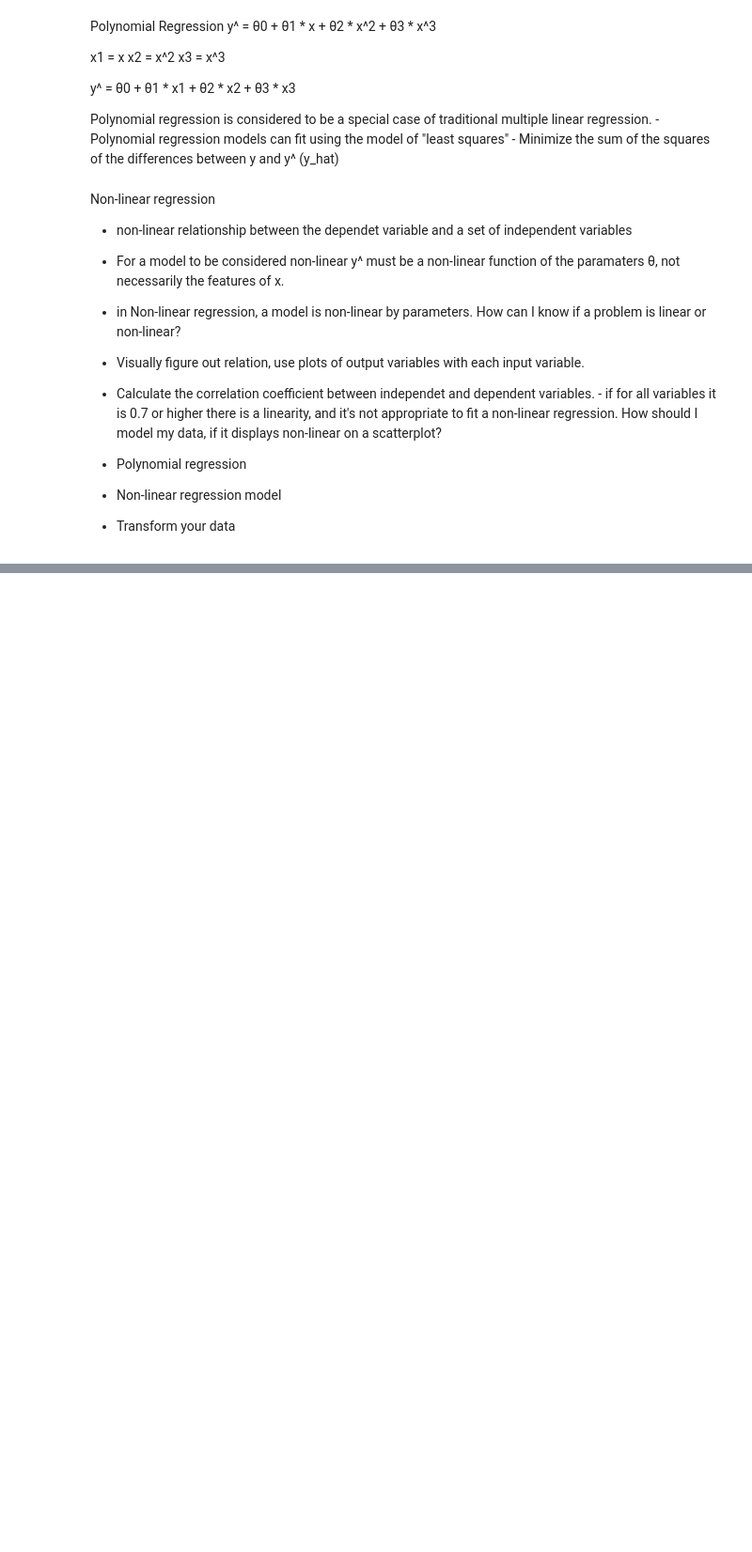
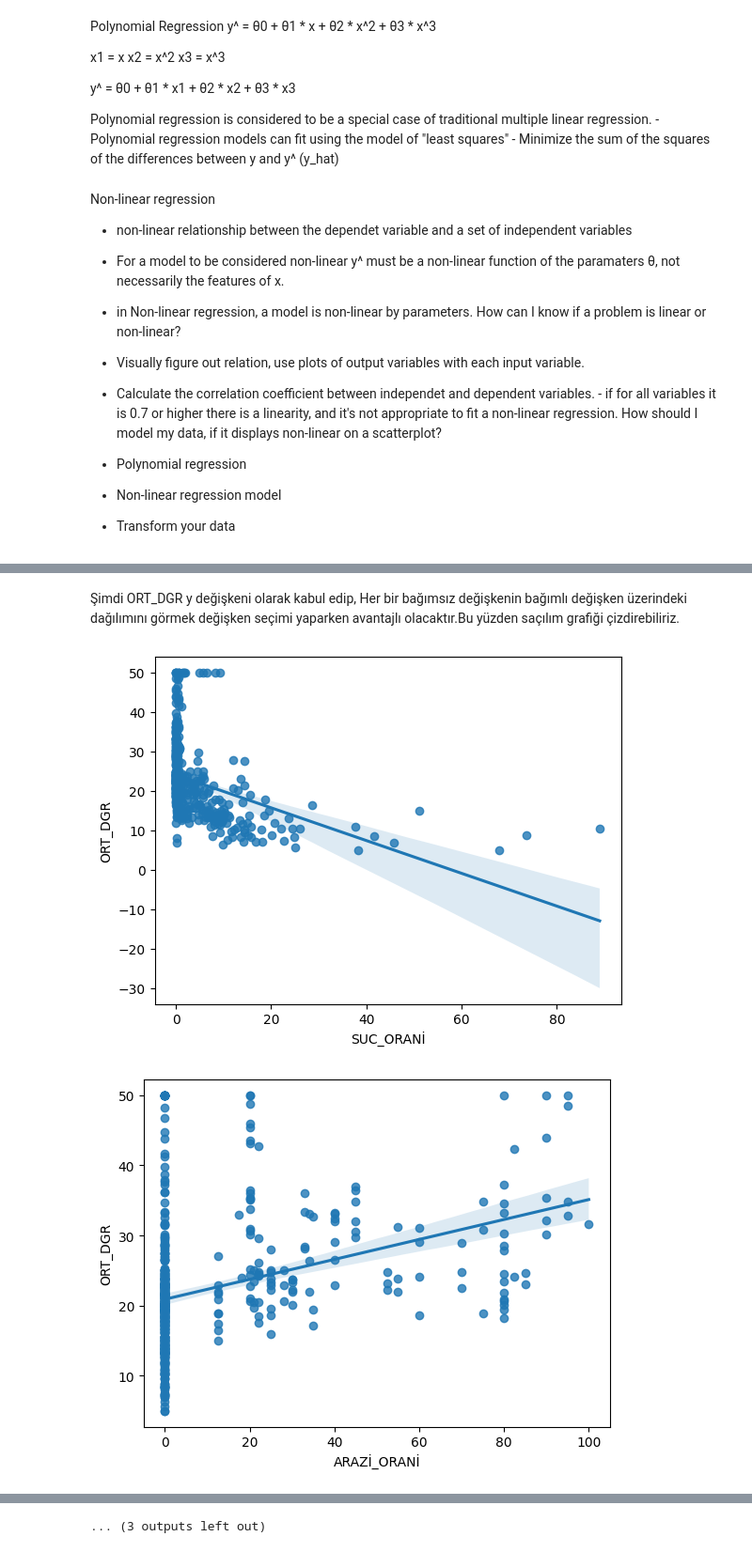
Before and after one commit to BusraSarikaya1/data, a Jupyter notebook: week 7/7-non-lear-regression.ipynb, the cells around one changed output, grey strips where cells are left out. Shown: that part at 94% size. Cells and saved outputs as stored; diff of their text form; code cells hidden in the pictures; blank space fills up the shorter version.

```diff
--- a/week 7/7-non-lear-regression.ipynb
+++ b/week 7/7-non-lear-regression.ipynb
@@ -45,0 +121,15 @@ How should I model my data, if it displays non-linear on a scatterplot?
+# %% [markdown]
+Şimdi ORT_DGR y değişkeni olarak kabul edip,
+Her bir bağımsız değişkenin bağımlı değişken üzerindeki dağılımını görmek değişken seçimi yaparken avantajlı olacaktır.Bu yüzden saçılım grafiği çizdirebiliriz.
+# %%
+import seaborn as sns
+import matplotlib.pyplot as plt
+
+def mult_graph(column):
+    sns.regplot(x=column, y=df["ORT_DGR"])
+    plt.show()
+
+df.apply(mult_graph, axis=0)
+# %% [output]
+[figure, added]
+[figure, added]
@@ -45,0 +146 @@ How should I model my data, if it displays non-linear on a scatterplot?
+... (3 outputs left out)
```
Also changed, not shown: parts of 10 cells of this notebook.
